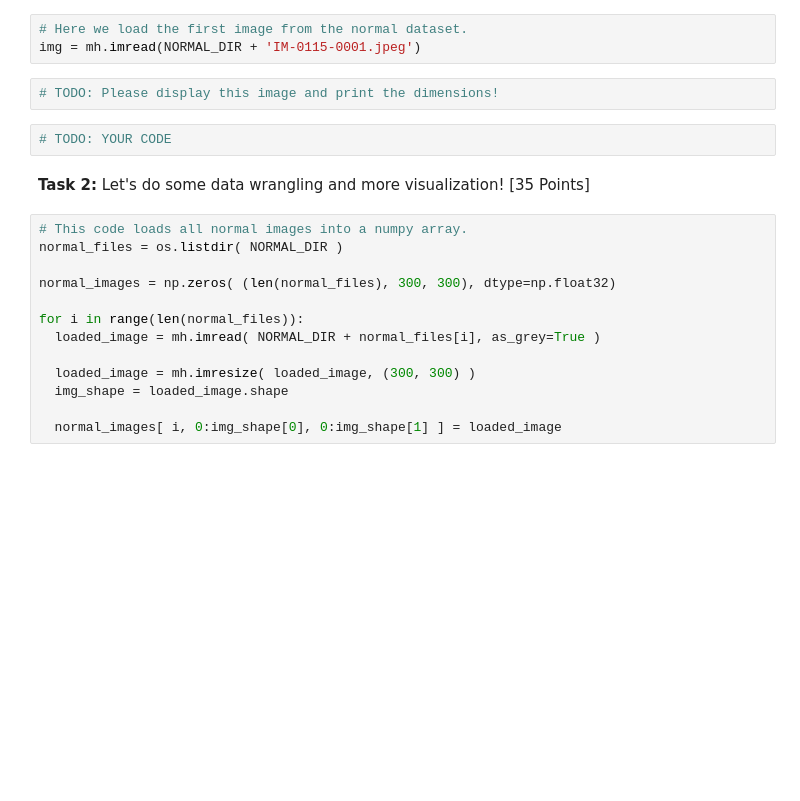
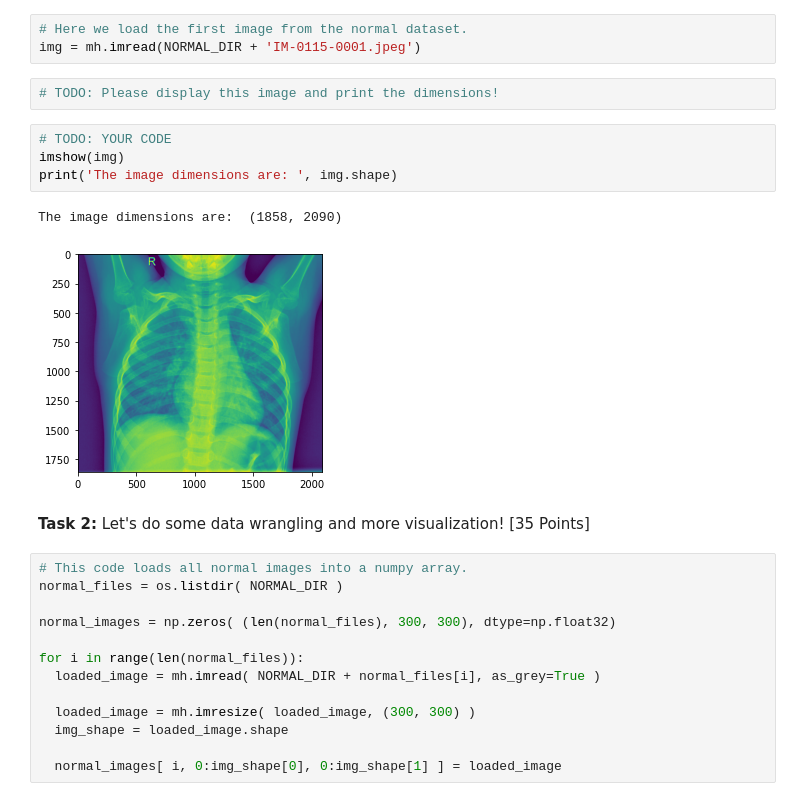
Before and after one commit to bostongfx/cs480student, a Jupyter notebook: 04/CS480_Assignment_4.ipynb, the cells around one changed output. Saved outputs shown, nothing was run; the diff lists cells and outputs as text; blank space fills up the shorter version.

```diff
--- a/04/CS480_Assignment_4.ipynb
+++ b/04/CS480_Assignment_4.ipynb
@@ -48,6 +48,11 @@ img = mh.imread(NORMAL_DIR + 'IM-0115-0001.jpeg')
 # TODO: Please display this image and print the dimensions!
 # %%
 # TODO: YOUR CODE
+imshow(img)
+print('The image dimensions are: ', img.shape)
+# %% [output]
+The image dimensions are:  (1858, 2090)
+[figure, added]
 # %% [markdown]
 **Task 2:** Let's do some data wrangling and more visualization! [35 Points]
 # %%
```
Also changed, not shown: parts of 3 cells of this notebook.
